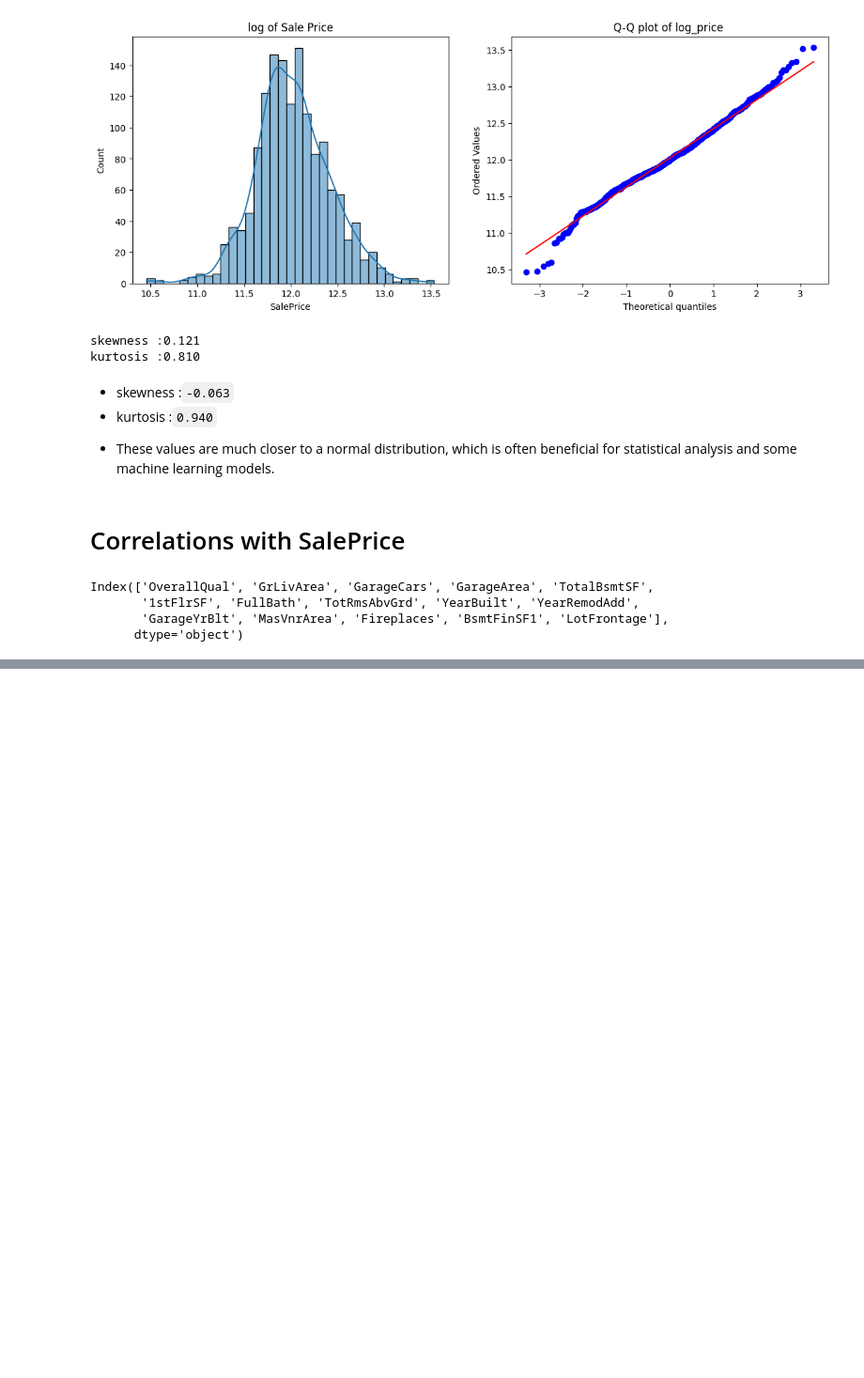
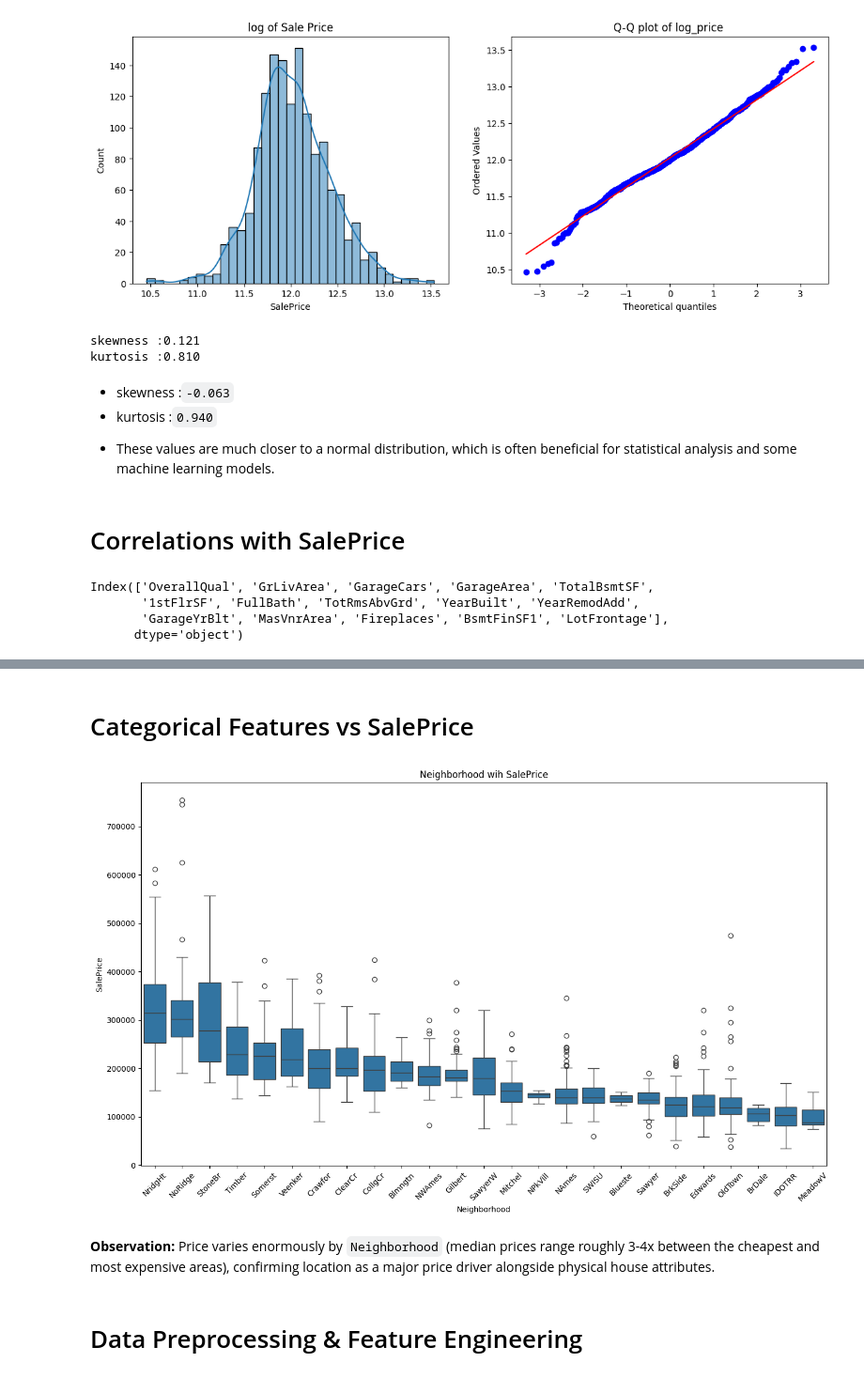
Before and after one commit to Tharak5959/House-Price-Prediction, a Jupyter notebook: notebook/EDA&ModelBuilding&Evaluating.ipynb, the cells around one changed output, grey strips where cells are left out. Shown at 94% size. Saved outputs shown, nothing was run; the diff lists cells and outputs as text; code cells hidden in the pictures; blank space fills up the shorter version.

```diff
--- a/notebook/EDA&ModelBuilding&Evaluating.ipynb
+++ b/notebook/EDA&ModelBuilding&Evaluating.ipynb
@@ -189,0 +205,15 @@ plt.show()
+# %% [markdown]
+# Categorical Features vs SalePrice
+# %%
+fig=plt.subplots(figsize=(16,9))
+group=df.groupby('Neighborhood')['SalePrice'].median().sort_values(ascending=False).index
+sns.boxplot(data=df,x='Neighborhood',y='SalePrice',order=group)
+plt.tick_params(axis='x',rotation=45)
+plt.title('Neighborhood wih SalePrice')
+plt.show()
+# %% [output]
+[figure, added]
+# %% [markdown]
+**Observation:** Price varies enormously by `Neighborhood` (median prices range roughly 3-4x between the cheapest and most expensive areas), confirming location as a major price driver alongside physical house attributes.
+# %% [markdown]
+# Data Preprocessing & Feature Engineering
```
Also changed, not shown: parts of 3 cells of this notebook.
